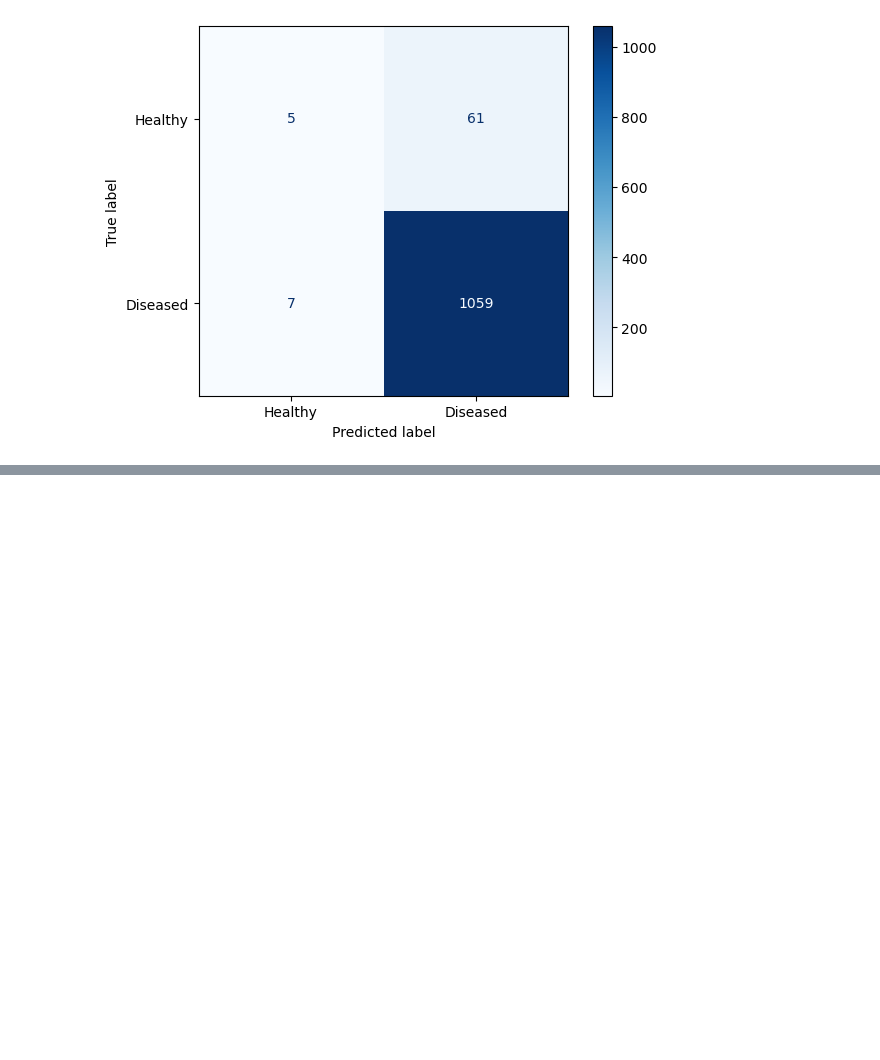
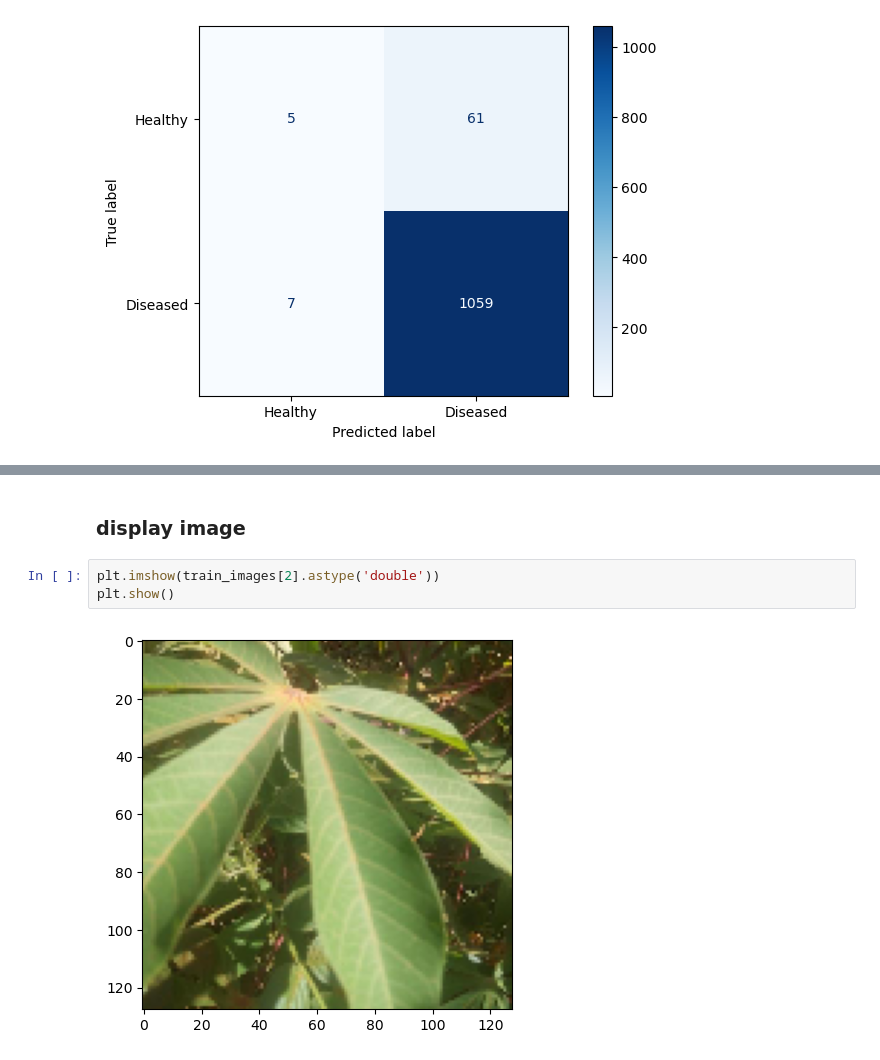
Before and after one commit to lalynjay/cassava_classification, a Jupyter notebook: final_notebook.ipynb, the cells around one changed output, grey strips where cells are left out. Cells and saved outputs as stored; diff of their text form; blank space fills up the shorter version.

```diff
--- a/final_notebook.ipynb
+++ b/final_notebook.ipynb
@@ -1015,0 +1017,7 @@ disp.plot(cmap=plt.cm.Blues);
+# %% [markdown]
+### display image
+# %%
+plt.imshow(train_images[2].astype('double'))
+plt.show()
+# %% [output]
+[figure, added]
```
Also changed, not shown: parts of 36 cells of this notebook, 6 other files.
